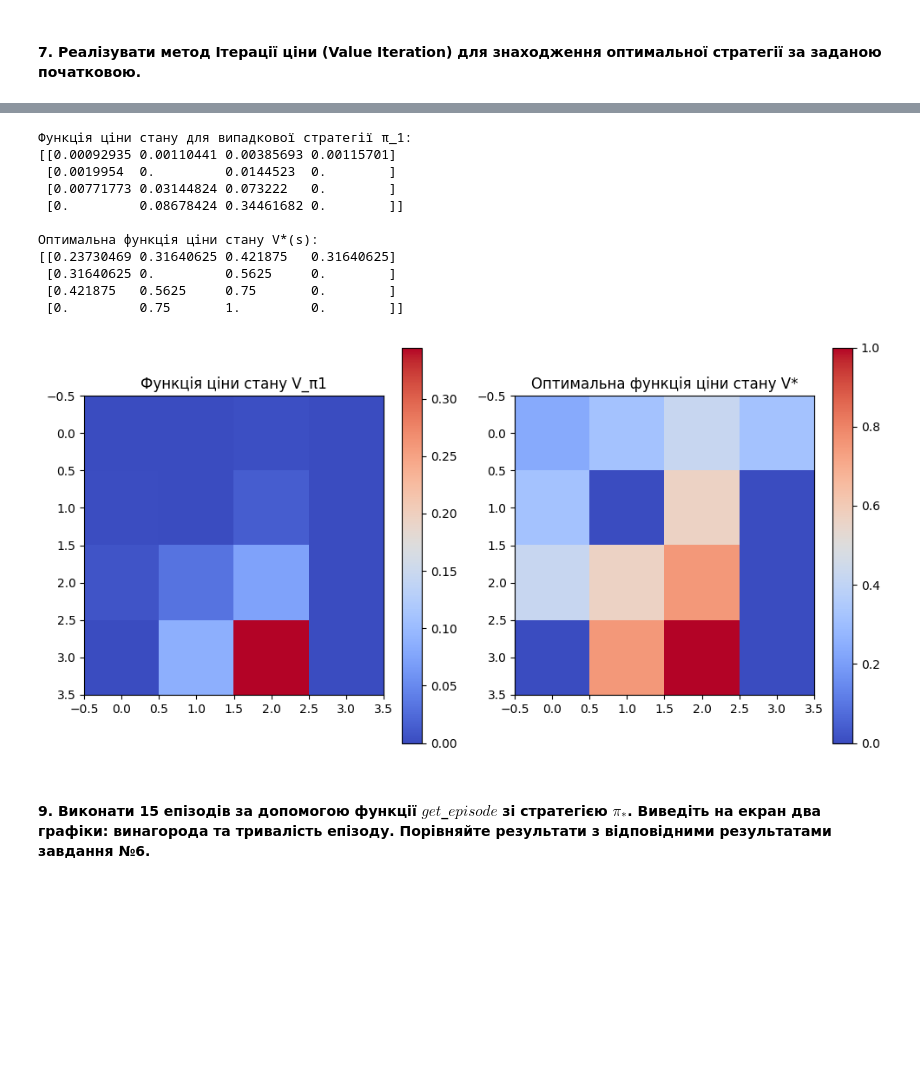
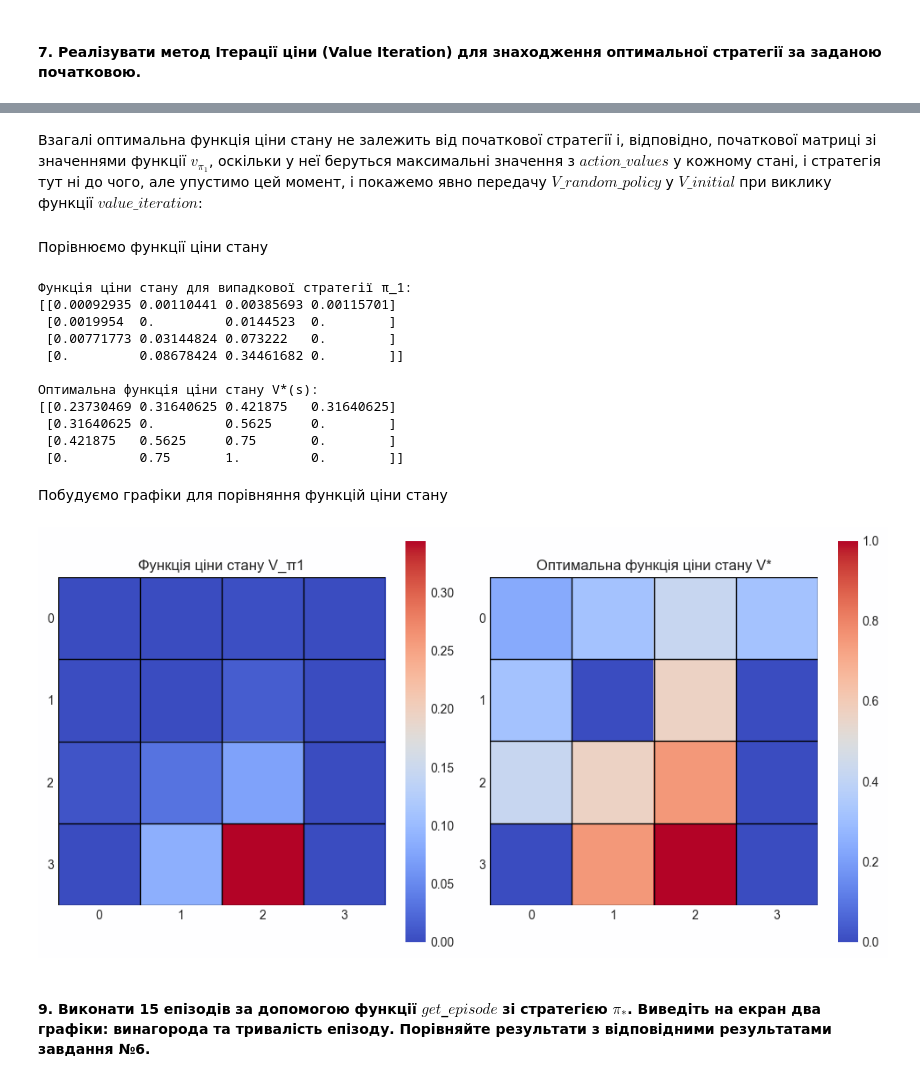
Before and after one commit to soneurotic/DeepRL_lab1, a Jupyter notebook: lab1.ipynb, the cells around one changed output, grey strips where cells are left out. Cells and saved outputs as stored; diff of their text form; code cells hidden in the pictures; blank space fills up the shorter version.

```diff
--- a/lab1.ipynb
+++ b/lab1.ipynb
@@ -29,0 +63,10 @@ env.render()
+# %%
+table = PrettyTable()
+table.field_names = ["State", "Action", "Next State", "Probability", "Reward", "Is Terminal"]
+
+for state, actions in dynamics.items():
+    for i, (action, transitions) in enumerate(actions.items()):
+        for prob, next_state, reward, done in transitions:
+            table.add_row([state if i % 4 == 0 else '', action, next_state, prob, float(reward), done])
+
+print(table)
@@ -396,0 +620,2 @@ print(optimal_policy.reshape((4, 4)))
+# %% [markdown]
+Взагалі оптимальна функція ціни стану не залежить від початкової стратегії і, відповідно, початкової матриці зі значеннями функції $v_{\pi_1}$, оскільки у неї беруться максимальні значення з $action\_values$ у кожному стані, і стратегія тут ні до чого, але упустимо цей момент, і покажемо явно передачу $V\_random\_policy$ у $V\_initial$ при виклику функції $value\_iteration$:
@@ -397,34 +625,11 @@ print(optimal_policy.reshape((4, 4)))
+# %% [markdown]
+Порівнюємо функції ціни стану
 # %%
-# Оцінка функції ціни стану для випадкової стратегії π_1 з пункту 2 (результат з policy_evaluation)
-V_random_policy = policy_evaluation(env, policy)
-
-# Використовуємо метод Ітерації ціни для знаходження оптимальної стратегії та функції ціни стану
-V_optimal, optimal_policy = value_iteration(env)
-
-# Порівнюємо функції ціни стану
 print("Функція ціни стану для випадкової стратегії π_1:")
 print(V_random_policy.reshape((4, 4)))
 
 print("\nОптимальна функція ціни стану V*(s):")
 print(V_optimal.reshape((4, 4)))
-
-# Побудуємо графіки для порівняння функцій ціни стану
-plt.figure(figsize=(10, 5))
-
-# Графік для випадкової стратегії
-plt.subplot(1, 2, 1)
-plt.imshow(V_random_policy.reshape((4, 4)), cmap='coolwarm', interpolation='none')
-plt.colorbar()
-plt.title('Функція ціни стану V_π1')
-
-# Графік для оптимальної стратегії
-plt.subplot(1, 2, 2)
-plt.imshow(V_optimal.reshape((4, 4)), cmap='coolwarm', interpolation='none')
-plt.colorbar()
-plt.title('Оптимальна функція ціни стану V*')
-
-plt.tight_layout()
-plt.show()
 # %% [output]
 Функція ціни стану для випадкової стратегії π_1:
 [[0.00092935 0.00110441 0.00385693 0.00115701]
@@ -437,7 +642,33 @@ plt.show()
  [0.31640625 0.         0.5625     0.        ]
  [0.421875   0.5625     0.75       0.        ]
  [0.         0.75       1.         0.        ]]
-[figure, removed]
+# %% [markdown]
+Побудуємо графіки для порівняння функцій ціни стану
+# %%
+plt.figure(figsize=(10, 5))
+
+v_values = [V_random_policy, V_optimal]
+v_policies = ['V_π1', 'V*']
+
+for i in range(2):
+    plt.subplot(1, 2, i+1)
+    plt.imshow(v_values[i].reshape((4, 4)), cmap='coolwarm', interpolation='nearest')
+    plt.colorbar()
+    plt.title(f"{['Функція', 'Оптимальна функція'][i]} ціни стану {v_policies[i]}")
+    plt.xticks(ticks=np.arange(4), labels=np.arange(4))
+    plt.yticks(ticks=np.arange(4), labels=np.arange(4))
+
+    plt.gca().set_xticks(np.arange(-0.5, 4, 1), minor=True)
+    plt.gca().set_yticks(np.arange(-0.5, 4, 1), minor=True)
+    plt.grid(which="minor", color="black", linestyle='-', linewidth=1)
+    plt.gca().tick_params(which="minor", size=0)
+    plt.grid(False)
+    for spine in plt.gca().spines.values(): spine.set_visible(False)
+
+plt.tight_layout()
+plt.show()
+# %% [output]
+[figure, added]
 # %% [markdown]
 #### 9. Виконати 15 епізодів за допомогою функції $get$_$episode$ зі стратегією $π_*$. Виведіть на екран два графіки: винагорода та тривалість епізоду. Порівняйте результати з відповідними результатами завдання №6.
 # %%
```
Also changed, not shown: parts of 135 cells of this notebook.
